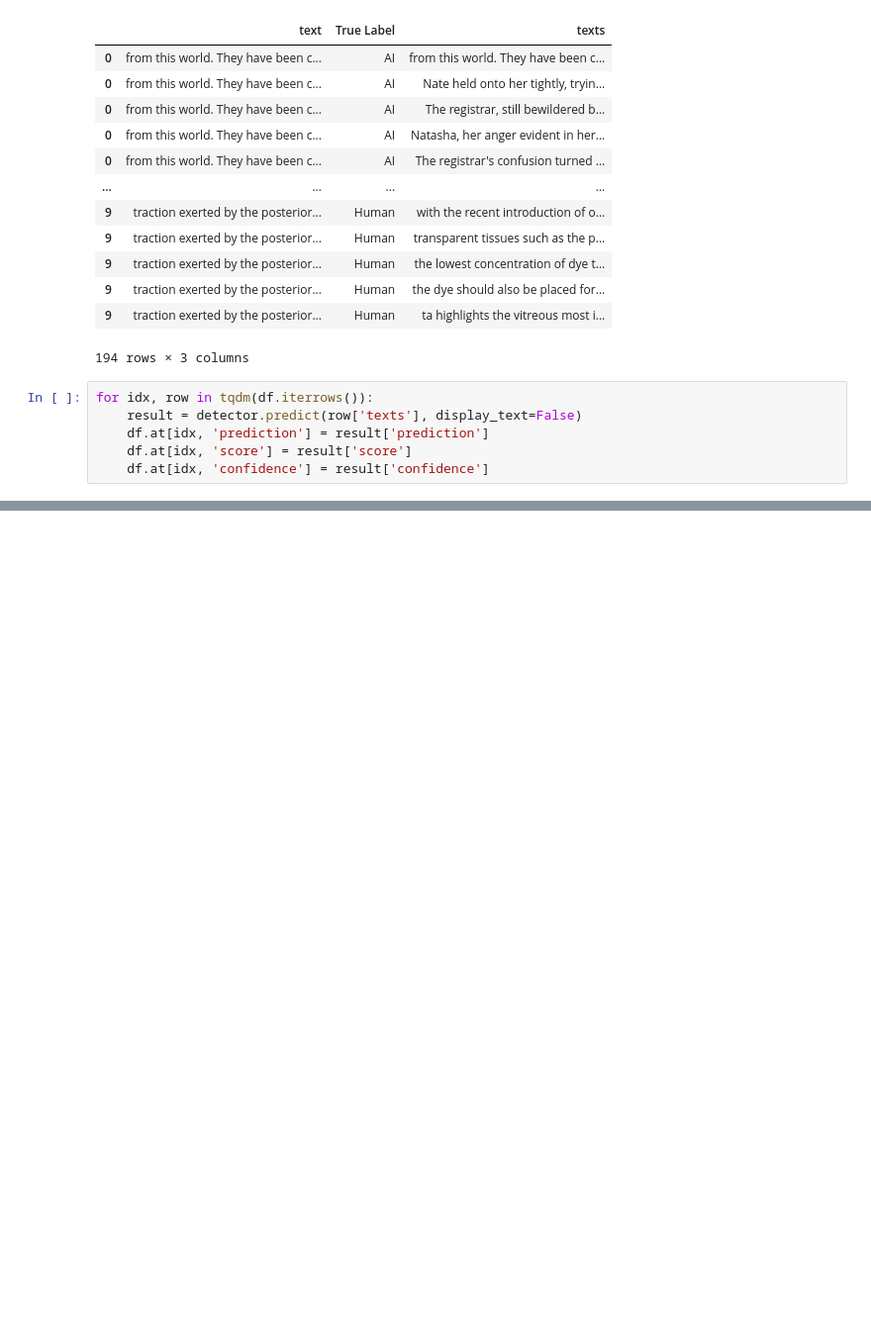
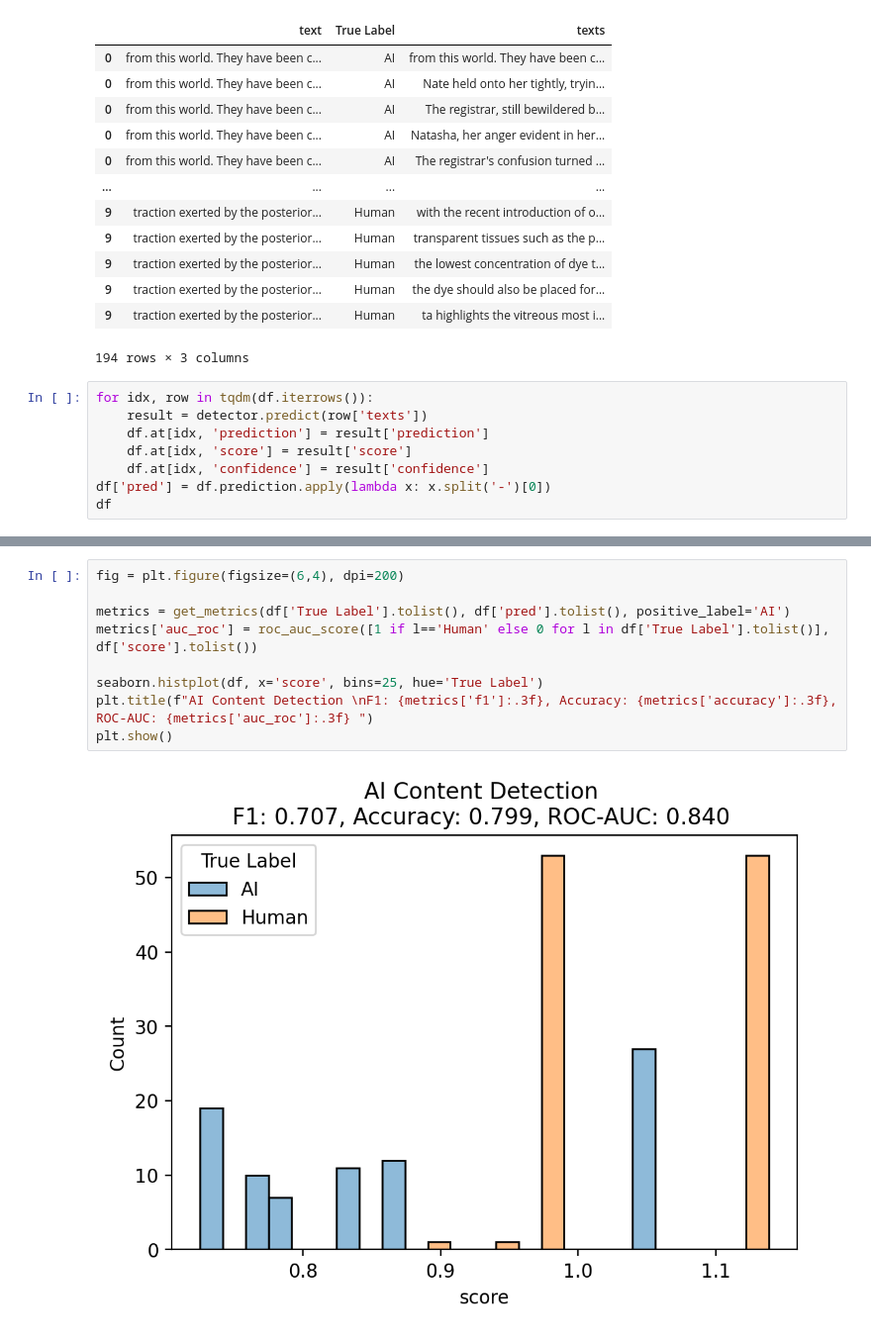
Before and after one commit to wangjing0/ai_detector, a Jupyter notebook: detector.ipynb, the cells around one changed output, grey strips where cells are left out. Shown at 99% size. Saved outputs shown, nothing was run; the diff lists cells and outputs as text; blank space fills up the shorter version.

```diff
--- a/detector.ipynb
+++ b/detector.ipynb
@@ -296,7 +299,9 @@ See the caveats in the documentation: https://pandas.pydata.org/pandas-docs/stab
 194 rows × 3 columns
 # %%
 for idx, row in tqdm(df.iterrows()):
-    result = detector.predict(row['texts'], display_text=False)
+    result = detector.predict(row['texts'])
     df.at[idx, 'prediction'] = result['prediction']
     df.at[idx, 'score'] = result['score']
     df.at[idx, 'confidence'] = result['confidence']
+df['pred'] = df.prediction.apply(lambda x: x.split('-')[0])
+df
@@ -302,0 +322,11 @@ for idx, row in tqdm(df.iterrows()):
+# %%
+fig = plt.figure(figsize=(6,4), dpi=200)
+
+metrics = get_metrics(df['True Label'].tolist(), df['pred'].tolist(), positive_label='AI')
+metrics['auc_roc'] = roc_auc_score([1 if l=='Human' else 0 for l in df['True Label'].tolist()], df['score'].tolist())
+
+seaborn.histplot(df, x='score', bins=25, hue='True Label')
+plt.title(f"AI Content Detection \nF1: {metrics['f1']:.3f}, Accuracy: {metrics['accuracy']:.3f}, ROC-AUC: {metrics['auc_roc']:.3f} ")
+plt.show()
+# %% [output]
+[figure, added]
```
Also changed, not shown: parts of 23 cells of this notebook, 3 other files.
